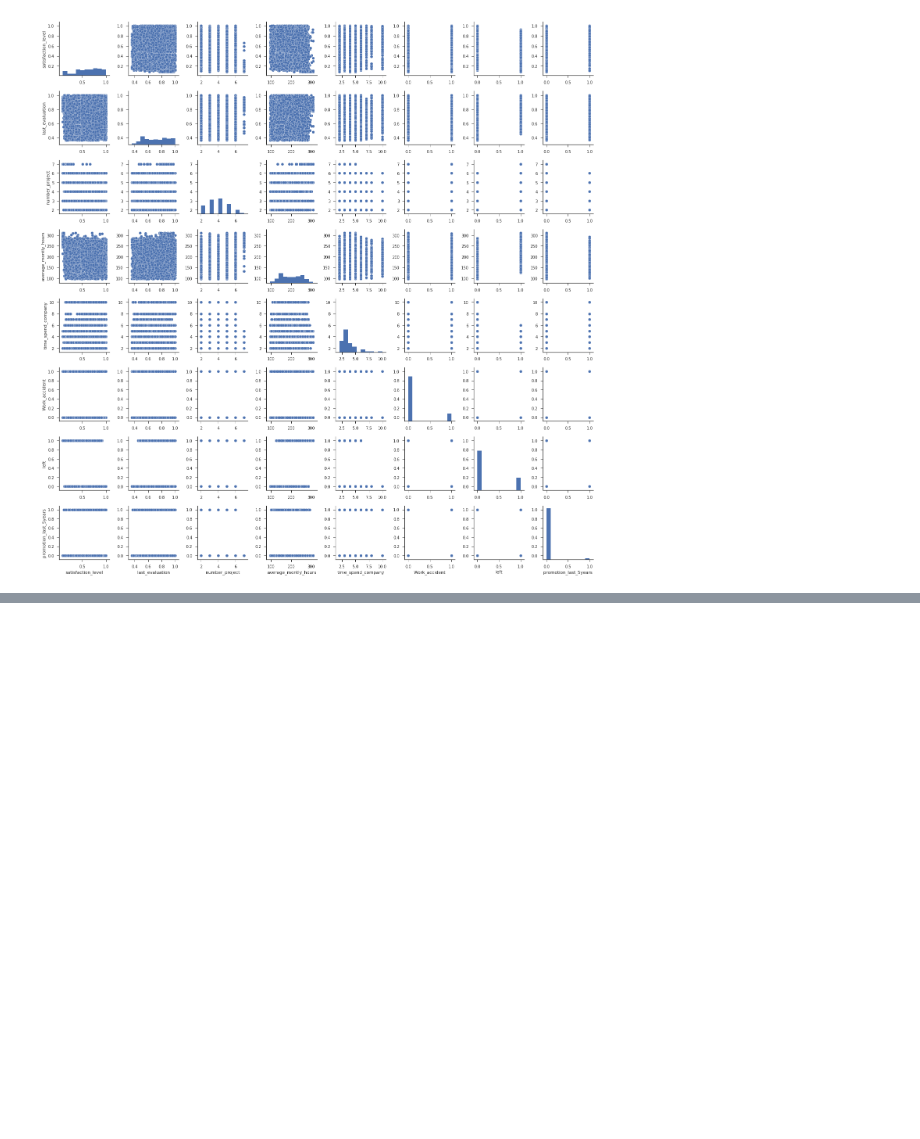
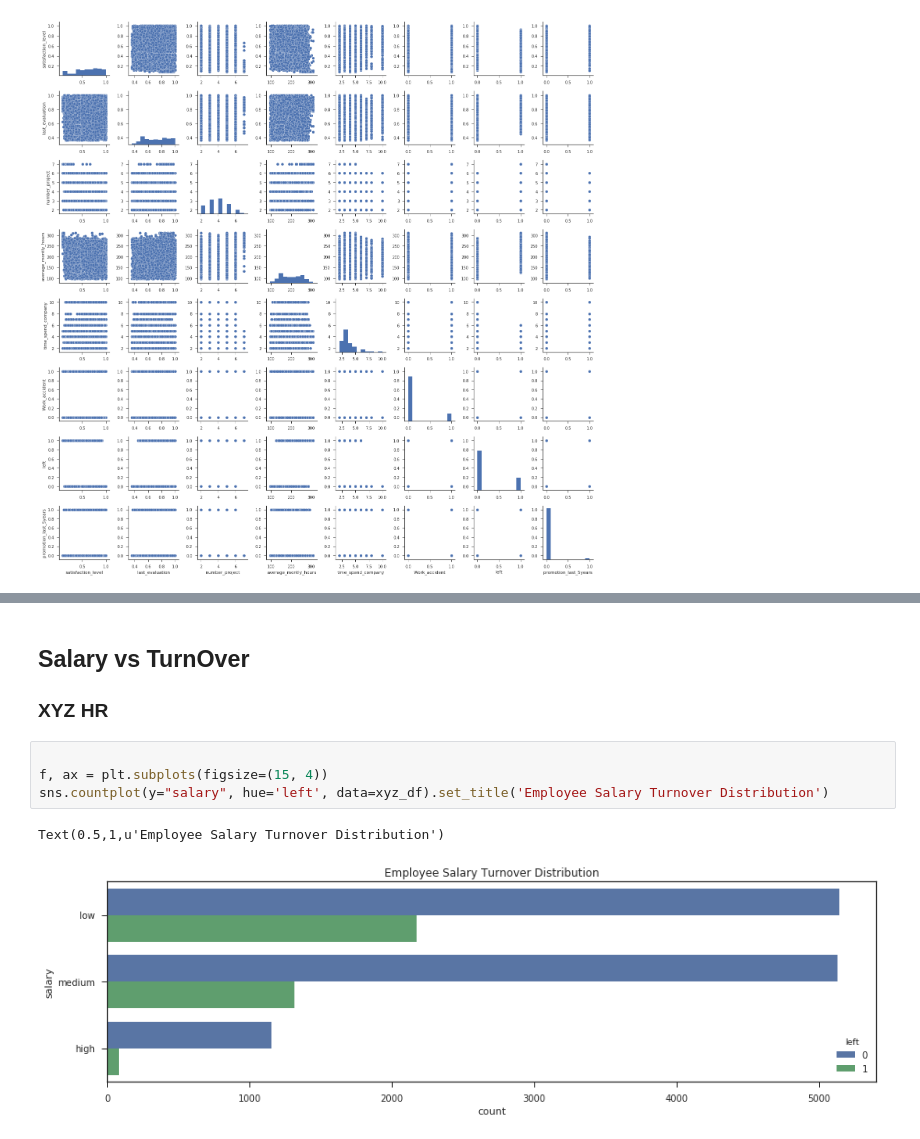
Before and after one commit to Wajih-Sid/Data-Science-Project, a Jupyter notebook: Project.ipynb, the cells around one changed output, grey strips where cells are left out. Saved outputs shown, nothing was run; the diff lists cells and outputs as text; blank space fills up the shorter version.

```diff
--- a/Project.ipynb
+++ b/Project.ipynb
@@ -97,0 +124,10 @@ plt.show()
+# %% [markdown]
+## Salary vs TurnOver
+### XYZ HR
+# %%
+
+f, ax = plt.subplots(figsize=(15, 4))
+sns.countplot(y="salary", hue='left', data=xyz_df).set_title('Employee Salary Turnover Distribution')
+# %% [output]
+Text(0.5,1,u'Employee Salary Turnover Distribution')
+[figure, added]
```
Also changed, not shown: parts of 7 cells of this notebook.
